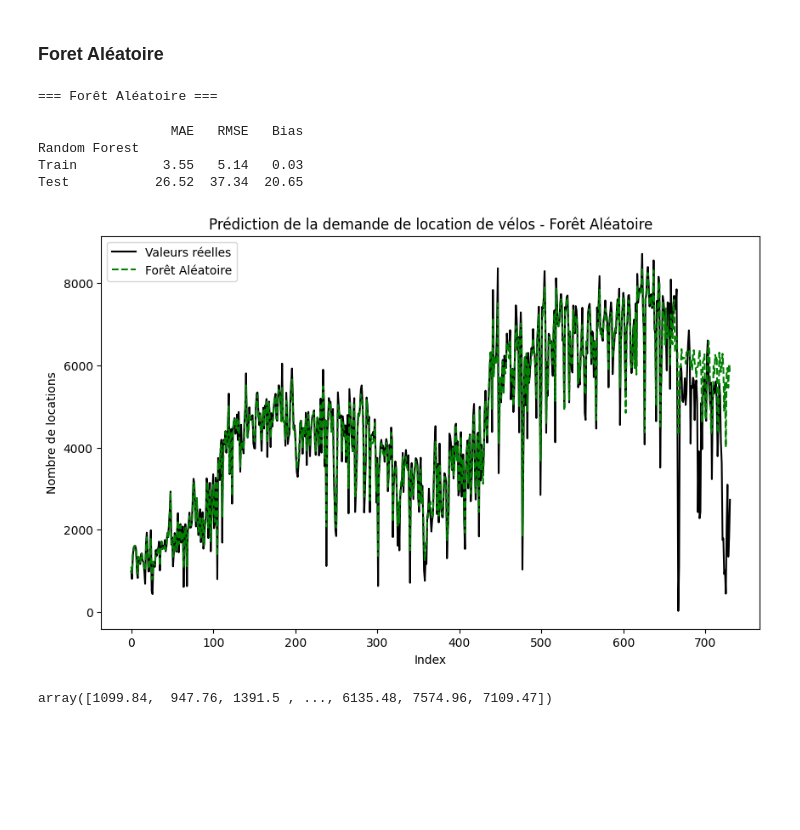
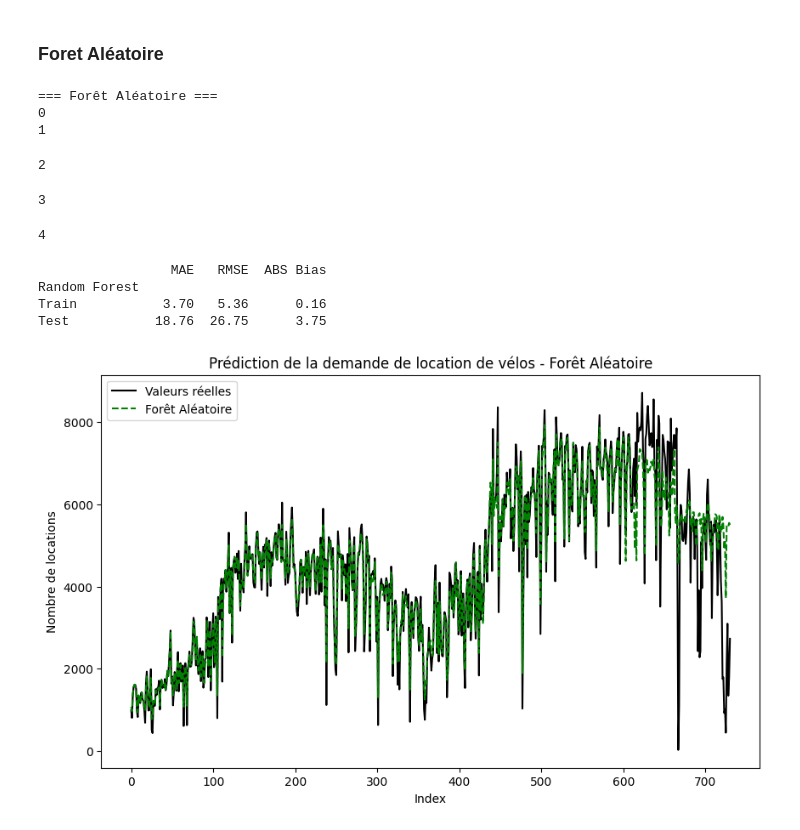
Before and after one commit to ClemRibe/ProjetML, a Jupyter notebook: ProjetML.ipynb, the cells around one changed output. Saved outputs shown, nothing was run; the diff lists cells and outputs as text; code cells hidden in the pictures; blank space fills up the shorter version.

```diff
--- a/ProjetML.ipynb
+++ b/ProjetML.ipynb
@@ -415,7 +415,7 @@ for i, (train_index, valid_index) in enumerate(folds.split(X)):
                  ax=ax[i,1], color='dodgerblue', label='train')
 
     for j in range(2):
-        sns.lineplot(x= X_valid, y= y_valid, ax=ax[i, j], color='darkorange', label='validation')
+        sns.lineplot(x= X_valid, y= y_valid, ax=ax[i, j], color='darkorange', label='test')
     ax[i, 0].set_title(f"Rolling Window with Adjusting Training Size (Split {i+1})", fontsize=16)
     ax[i, 1].set_title(f"Rolling Window with Constant Training Size (Split {i+1})", fontsize=16)
 
@@ -510,10 +497,22 @@ y_test
 # %%
 print("\n=== Régression Linéaire ===")
 linear_model = LinearRegression()
-linear_model.fit(X_train, y_train)
+scores = []
+for i, (train_index, test_index) in enumerate(tscv.split(X)):
+    print(i)
+    X_train = X[:len(train_index)]
+    X_test = X[len(train_index):]
+    y_train = y[:len(train_index)]
+    y_test = y[len(train_index):]
+    linear_model.fit(X_train, y_train)
+    score = linear_model.score(X_test, y_test)
+    scores.append(score)
+
 y_pred_train_lr = linear_model.predict(X_train)
 y_pred_test_lr = linear_model.predict(X_test)
 kpi_results['Linear Regression'] = compute_KPIs(y_train, y_pred_train_lr, y_test, y_pred_test_lr, name='Linear Regression')
+
+
 
 y_pred = np.append(y_pred_train_lr,y_pred_test_lr)
 
@@ -538,7 +542,19 @@ Test               20.11  27.97  11.21
 # %%
 print("\n=== Arbre de Décision ===")
 tree_model = DecisionTreeRegressor(max_depth=10, random_state=42)
-tree_model.fit(X_train, y_train)
+
+scores = []
+for i, (train_index, test_index) in enumerate(tscv.split(X)):
+    print(i)
+    X_train = X[:len(train_index)]
+    X_test = X[len(train_index):]
+    y_train = y[:len(train_index)]
+    y_test = y[len(train_index):]
+    tree_model.fit(X_train, y_train)
+    score = tree_model.score(X_test, y_test)
+    scores.append(score)
+
+
 y_pred_train_tree = tree_model.predict(X_train)
 y_pred_test_tree = tree_model.predict(X_test)
 kpi_results['Decision Tree'] = compute_KPIs(y_train, y_pred_train_tree, y_test, y_pred_test_tree, name='Decision Tree')
@@ -565,29 +586,42 @@ Test           23.51  32.69  14.48
 # %%
 print("\n=== Forêt Aléatoire ===")
 forest_model = RandomForestRegressor(n_estimators=100, random_state=42)
-forest_model.fit(X_train, y_train)
+
+scores = []
+for i, (train_index, test_index) in enumerate(tscv.split(X)):
+    print(i)
+    X_train = X[:len(train_index)]
+    X_test = X[len(train_index):]
+    y_train = y[:len(train_index)]
+    y_test = y[len(train_index):]
+    forest_model.fit(X_train, y_train)
+    score = forest_model.score(X_test, y_test)
+    scores.append(score)
+
+
 y_pred_train_forest = forest_model.predict(X_train)
 y_pred_test_forest = forest_model.predict(X_test)
 kpi_results['Random Forest'] = compute_KPIs(y_train, y_pred_train_forest, y_test, y_pred_test_forest, name='Random Forest')
 
 y_pred = np.append(y_pred_train_forest,y_pred_test_forest)
 
 plt.figure(figsize=(10, 6))
 plt.plot(y.values, label='Valeurs réelles', color='black')
 plt.plot(y_pred, label='Forêt Aléatoire', linestyle='--', color='green')
 plt.xlabel('Index')
 plt.ylabel('Nombre de locations')
 plt.title('Prédiction de la demande de location de vélos - Forêt Aléatoire')
 plt.legend()
 plt.show()
 # %% [output]
 === Forêt Aléatoire ===
+0
+1
-                 MAE   RMSE   Bias
-Random Forest
-Train           3.55   5.14   0.03
-Test           26.52  37.34  20.65
+2
+3
+4
+                 MAE   RMSE  ABS Bias
+Random Forest
+Train           3.70   5.36      0.16
+Test           18.76  26.75      3.75
-[figure, old version]
+[figure, new version]
-# %%
-np.append(y_pred_train_forest,y_pred_train_forest)
-# %% [output]
-array([1099.84,  947.76, 1391.5 , ..., 6135.48, 7574.96, 7109.47])
```
Also changed, not shown: parts of 8 cells of this notebook.
